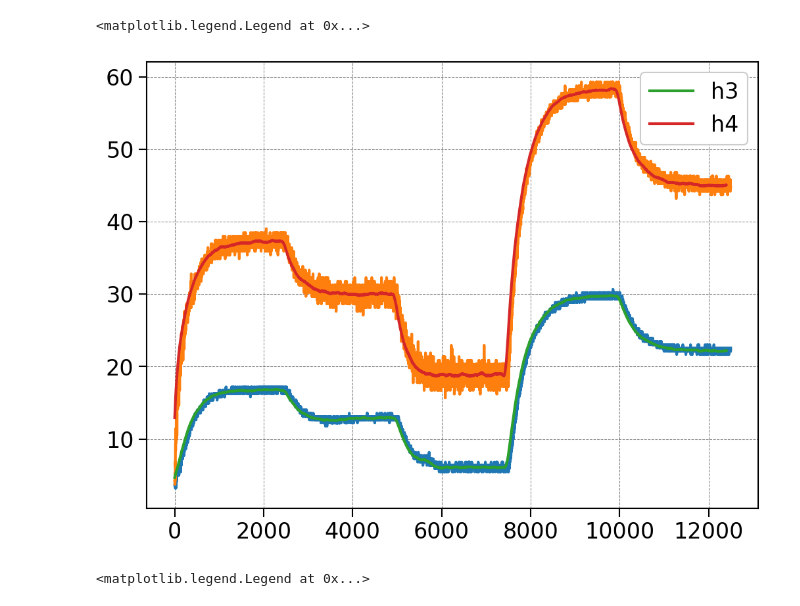
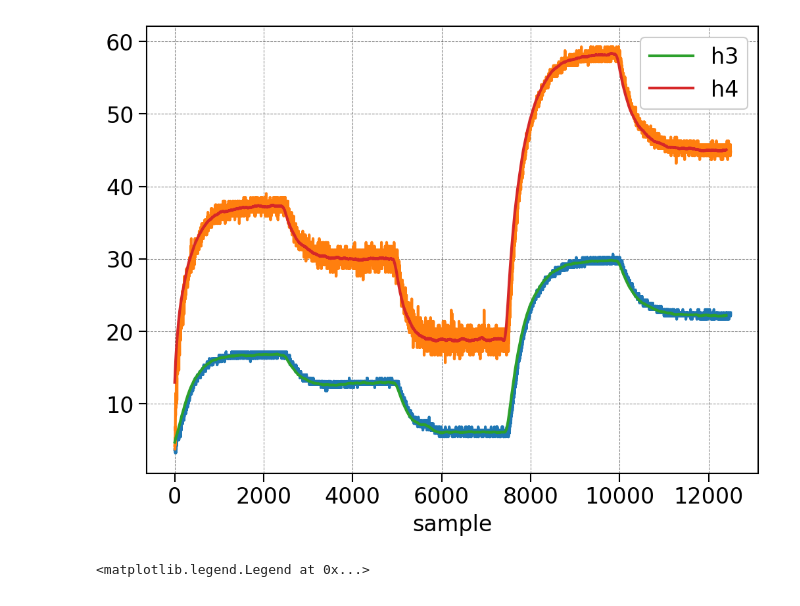
Before and after one commit to miguellrodrigues/ic_tanques, a Jupyter notebook: notebooks/validacao.ipynb, the cells around one changed output. Cells and saved outputs as stored; diff of their text form; code cells hidden in the pictures.

```diff
--- a/notebooks/validacao.ipynb
+++ b/notebooks/validacao.ipynb
@@ -127,27 +127,28 @@ def multiple_inputs_simulation(coefficients):
 # %%
 real_time = np.load('./data/t.npy')
 level3 = np.load('./data/level3.npy')
 level4 = np.load('./data/level4.npy')
 
 # removing the noise using moving average
 def moving_average(a, n=3):
     ret = np.cumsum(a, dtype=float)
     ret[n:] = ret[n:] - ret[:-n]
     return ret[n - 1:] / n
 
 
 filtered_level3 = moving_average(level3, n=100)
 filtered_level4 = moving_average(level4, n=100)
 
 plt.plot(level3)
 plt.plot(level4)
 
 plt.plot(filtered_level3, label='h3')
 plt.plot(filtered_level4, label='h4')
+plt.xlabel('sample')
 plt.legend()
+plt.savefig('./images/filtered.png')
 # %% [output]
-<matplotlib.legend.Legend at 0x...>
-[figure, old version]
+[figure, new version]
 # %%
 sol = simulate(
     [1e-3, 1e-3],
```
Also changed, not shown: 10 other files.
